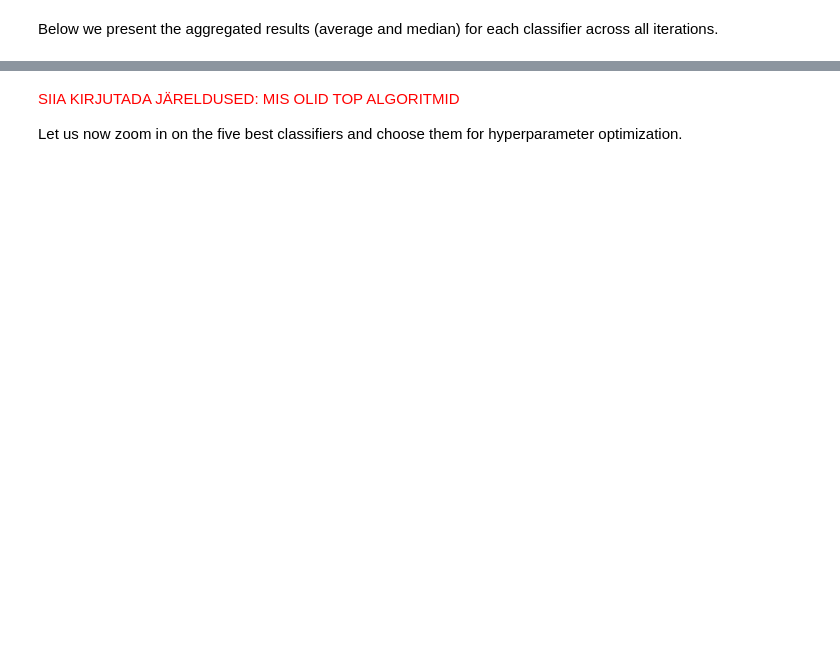
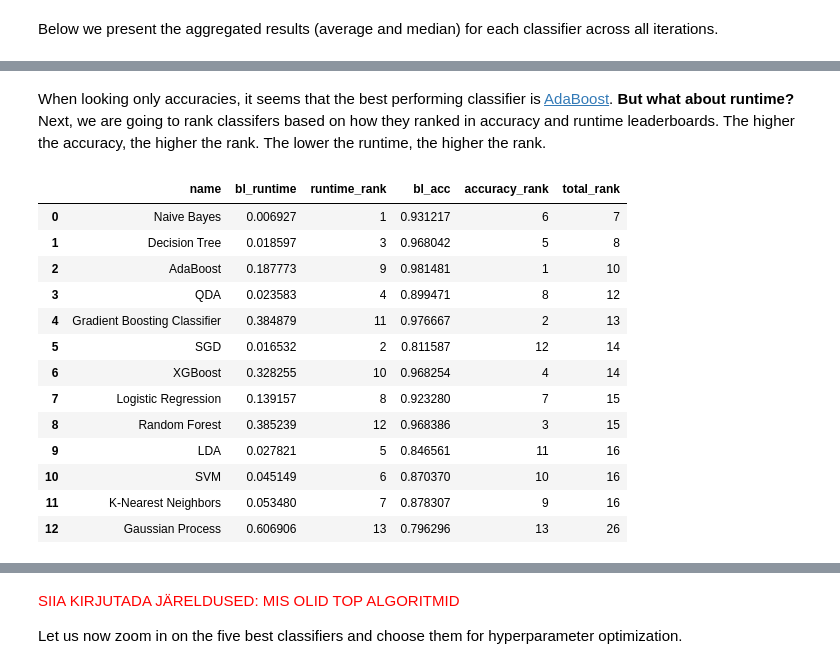
Before and after one commit to qetdr/xAutoML-Project1, a Jupyter notebook: project1_notebook.ipynb, the cells around one changed output, grey strips where cells are left out. Saved outputs shown, nothing was run; the diff lists cells and outputs as text; code cells hidden in the pictures; blank space fills up the shorter version.

```diff
--- a/project1_notebook.ipynb
+++ b/project1_notebook.ipynb
@@ -409,0 +452,36 @@ bl_agg
+# %% [markdown]
+When looking only accuracies, it seems that the best performing classifier is [AdaBoost](https://scikit-learn.org/stable/modules/generated/sklearn.ensemble.AdaBoostClassifier.html).  **But what about runtime?**
+Next, we are going to rank classifers based on how they ranked in accuracy and runtime leaderboards. The higher the accuracy, the higher the rank. The lower the runtime, the higher the rank.
+# %%
+runtime_df = bl_agg.copy()
+runtime_df = runtime_df.sort_values(by=['bl_runtime'], ascending=True, ignore_index=True)
+runtime_df['runtime_rank'] = range(1, len(runtime_df) + 1)
+runtime_df = runtime_df.drop(['bl_acc'], axis=1)
+
+accuracy_df = bl_agg.copy()
+accuracy_df = accuracy_df.sort_values(by=['bl_acc'], ascending=False, ignore_index=True)
+accuracy_df['accuracy_rank'] = range(1, len(accuracy_df) + 1)
+accuracy_df = accuracy_df.drop(['bl_runtime'], axis=1)
+
+df_merged = pd.merge(runtime_df, accuracy_df, how='inner', on = 'name')
+df_merged['total_rank'] = df_merged.apply(lambda row: row.runtime_rank + row.accuracy_rank, axis=1)
+df_merged['total_rank'] = df_merged['total_rank'].astype('int')
+df_merged = df_merged.sort_values(by=['total_rank'])
+df_merged = df_merged.reset_index(level=0)
+df_merged = df_merged.drop(['index'], axis=1)
+df_merged
+# %% [output]
+|  | name | bl_runtime | runtime_rank | bl_acc | accuracy_rank | total_rank |
+| 0 | Naive Bayes | 0.006927 | 1 | 0.931217 | 6 | 7 |
+| 1 | Decision Tree | 0.018597 | 3 | 0.968042 | 5 | 8 |
+| 2 | AdaBoost | 0.187773 | 9 | 0.981481 | 1 | 10 |
+| 3 | QDA | 0.023583 | 4 | 0.899471 | 8 | 12 |
+| 4 | Gradient Boosting Classifier | 0.384879 | 11 | 0.976667 | 2 | 13 |
+| 5 | SGD | 0.016532 | 2 | 0.811587 | 12 | 14 |
+| 6 | XGBoost | 0.328255 | 10 | 0.968254 | 4 | 14 |
+| 7 | Logistic Regression | 0.139157 | 8 | 0.923280 | 7 | 15 |
+| 8 | Random Forest | 0.385239 | 12 | 0.968386 | 3 | 15 |
+| 9 | LDA | 0.027821 | 5 | 0.846561 | 11 | 16 |
+| 10 | SVM | 0.045149 | 6 | 0.870370 | 10 | 16 |
+| 11 | K-Nearest Neighbors | 0.053480 | 7 | 0.878307 | 9 | 16 |
+| 12 | Gaussian Process | 0.606906 | 13 | 0.796296 | 13 | 26 |
```
Also changed, not shown: parts of 20 cells of this notebook.
